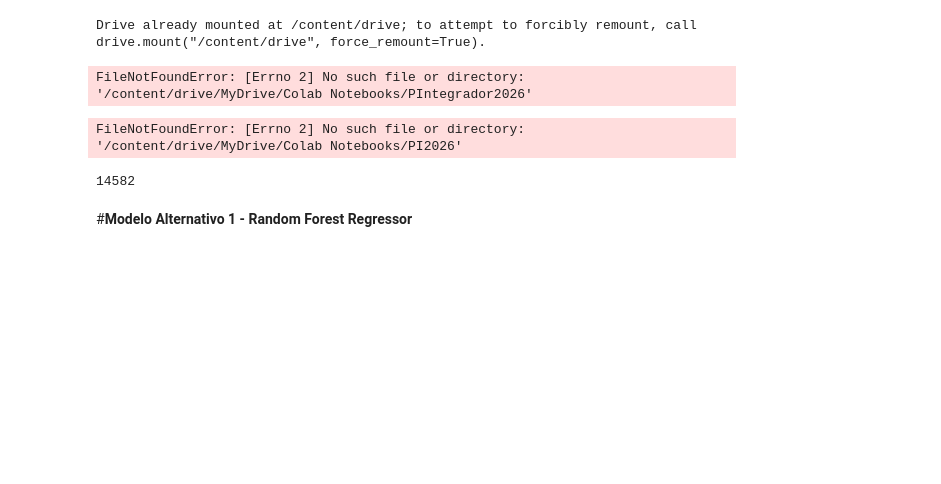
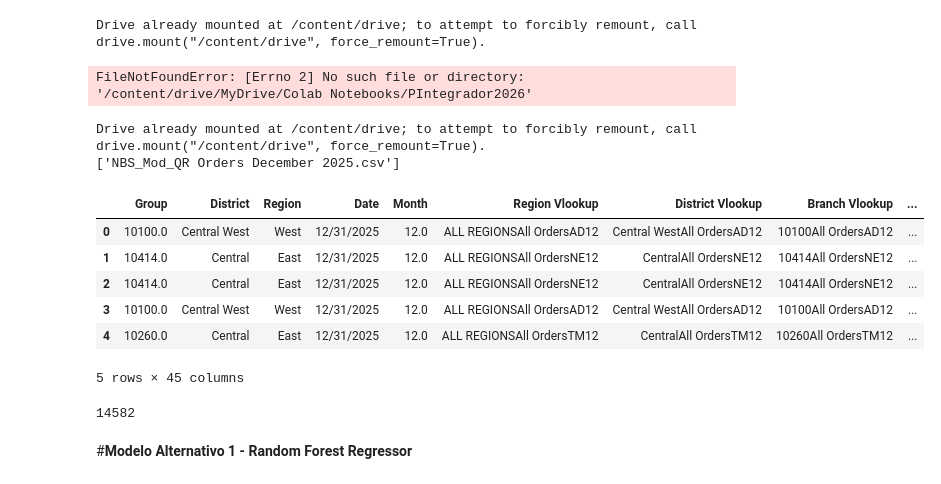
Before and after one commit to ferguzon18/TC5035.10_Equipo51, a Jupyter notebook: Avance4_Equipo51.ipynb, the cells around one changed output. Cells and saved outputs as stored; diff of their text form; code cells hidden in the pictures; blank space fills up the shorter version.

```diff
--- a/Avance4_Equipo51.ipynb
+++ b/Avance4_Equipo51.ipynb
@@ -120,13 +122,29 @@ df = pd.read_csv('NBS_Mod_QR Orders December 2025')
 Drive already mounted at /content/drive; to attempt to forcibly remount, call drive.mount("/content/drive", force_remount=True).
 FileNotFoundError: [Errno 2] No such file or directory: '/content/drive/MyDrive/Colab Notebooks/PIntegrador2026'
 # %%
+from google.colab import drive
+drive.mount('/content/drive')
 
 import os
-DIR = "/content/drive/MyDrive/Colab Notebooks/PI2026"
+import pandas as pd
+
+DIR = "/content/drive/MyDrive/Colab Notebooks/PIntegrador26"
 os.chdir(DIR)
+
+print(os.listdir())
 df = pd.read_csv('NBS_Mod_QR Orders December 2025.csv')
+
+df.head()
 # %% [output]
-FileNotFoundError: [Errno 2] No such file or directory: '/content/drive/MyDrive/Colab Notebooks/PI2026'
+Drive already mounted at /content/drive; to attempt to forcibly remount, call drive.mount("/content/drive", force_remount=True).
+['NBS_Mod_QR Orders December 2025.csv']
+|  | Group | District | Region | Date | Month | Region Vlookup | District Vlookup | Branch Vlookup | ... |
+| 0 | 10100.0 | Central West | West | 12/31/2025 | 12.0 | ALL REGIONSAll OrdersAD12 | Central WestAll OrdersAD12 | 10100All OrdersAD12 | ... |
+| 1 | 10414.0 | Central | East | 12/31/2025 | 12.0 | ALL REGIONSAll OrdersNE12 | CentralAll OrdersNE12 | 10414All OrdersNE12 | ... |
+| 2 | 10414.0 | Central | East | 12/31/2025 | 12.0 | ALL REGIONSAll OrdersNE12 | CentralAll OrdersNE12 | 10414All OrdersNE12 | ... |
+| 3 | 10100.0 | Central West | West | 12/31/2025 | 12.0 | ALL REGIONSAll OrdersAD12 | Central WestAll OrdersAD12 | 10100All OrdersAD12 | ... |
+| 4 | 10260.0 | Central | East | 12/31/2025 | 12.0 | ALL REGIONSAll OrdersTM12 | CentralAll OrdersTM12 | 10260All OrdersTM12 | ... |
+5 rows × 45 columns
 # %%
 df.shape[0]
 # %% [output]
```
Also changed, not shown: parts of 18 cells of this notebook.
